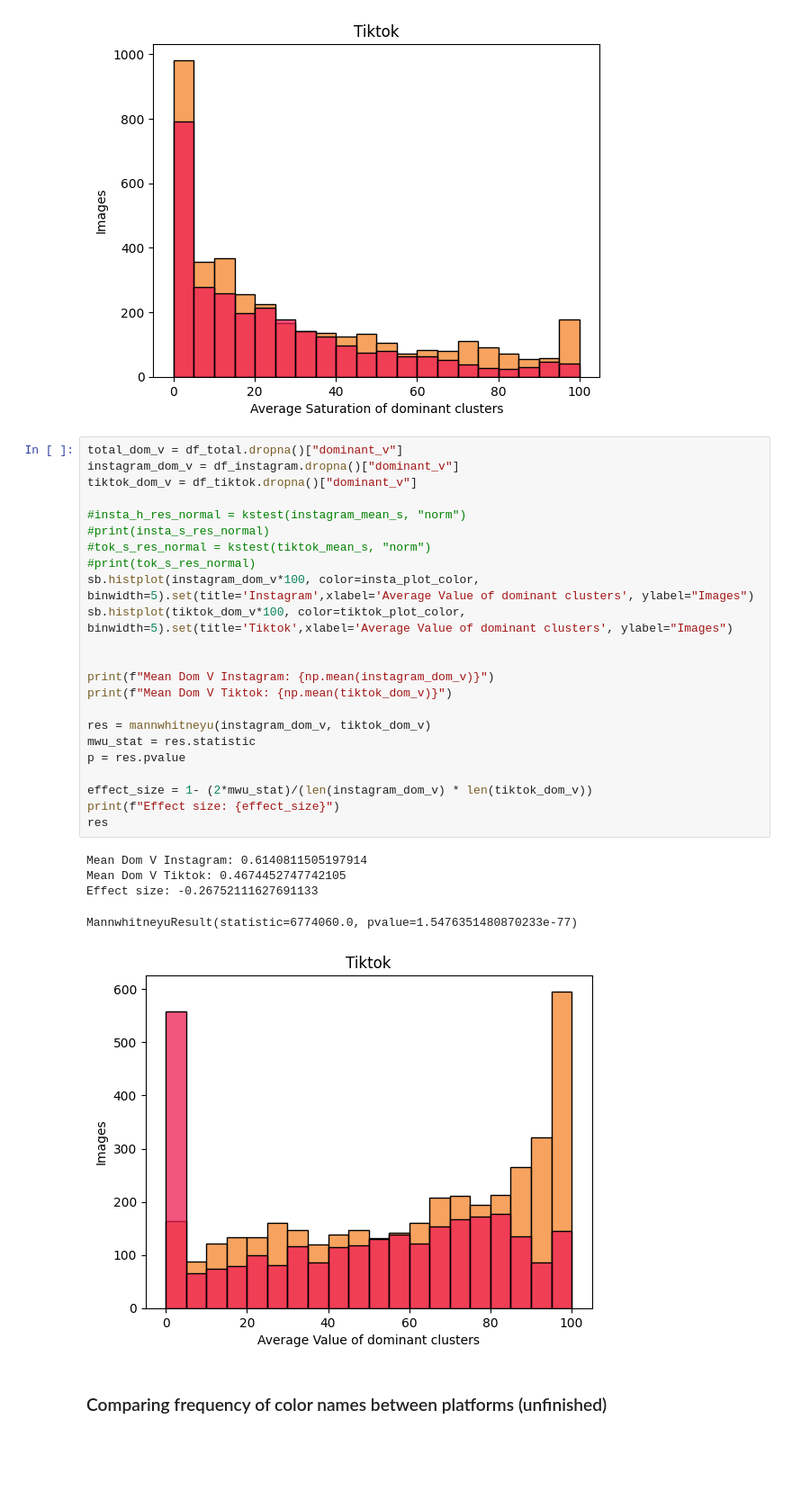
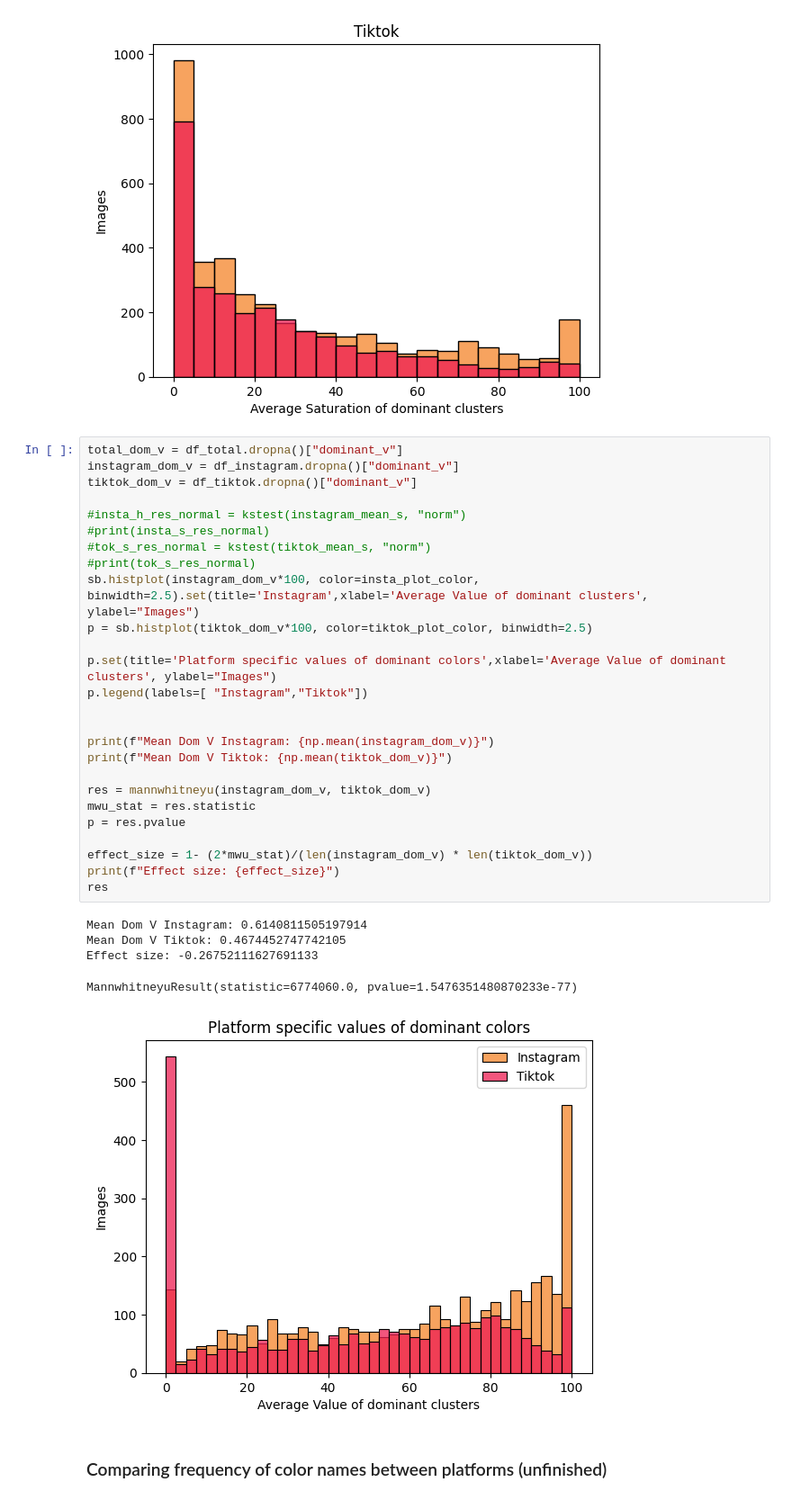
Before and after one commit to Johanna4Green/ColorsOfClimatechange, a Jupyter notebook: statistical_tests.ipynb, the cells around one changed output. Shown at 90% size. Cells and saved outputs as stored; diff of their text form; blank space fills up the shorter version.

```diff
--- a/statistical_tests.ipynb
+++ b/statistical_tests.ipynb
@@ -357,32 +382,35 @@ MannwhitneyuResult(statistic=5756414.0, pvalue=7.118498304710409e-08)
 # %%
 total_dom_v = df_total.dropna()["dominant_v"]
 instagram_dom_v = df_instagram.dropna()["dominant_v"]
 tiktok_dom_v = df_tiktok.dropna()["dominant_v"]
 
 #insta_h_res_normal = kstest(instagram_mean_s, "norm")
 #print(insta_s_res_normal)
 #tok_s_res_normal = kstest(tiktok_mean_s, "norm")
 #print(tok_s_res_normal)
-sb.histplot(instagram_dom_v*100, color=insta_plot_color, binwidth=5).set(title='Instagram',xlabel='Average Value of dominant clusters', ylabel="Images")
-sb.histplot(tiktok_dom_v*100, color=tiktok_plot_color, binwidth=5).set(title='Tiktok',xlabel='Average Value of dominant clusters', ylabel="Images")
+sb.histplot(instagram_dom_v*100, color=insta_plot_color, binwidth=2.5).set(title='Instagram',xlabel='Average Value of dominant clusters', ylabel="Images")
+p = sb.histplot(tiktok_dom_v*100, color=tiktok_plot_color, binwidth=2.5)
+
+p.set(title='Platform specific values of dominant colors',xlabel='Average Value of dominant clusters', ylabel="Images")
+p.legend(labels=[ "Instagram","Tiktok"])
 
 
 print(f"Mean Dom V Instagram: {np.mean(instagram_dom_v)}")
 print(f"Mean Dom V Tiktok: {np.mean(tiktok_dom_v)}")
 
 res = mannwhitneyu(instagram_dom_v, tiktok_dom_v)
 mwu_stat = res.statistic
 p = res.pvalue
 
 effect_size = 1- (2*mwu_stat)/(len(instagram_dom_v) * len(tiktok_dom_v))
 print(f"Effect size: {effect_size}")
 res
 # %% [output]
 Mean Dom V Instagram: 0.6140811505197914
 Mean Dom V Tiktok: 0.4674452747742105
 Effect size: -0.26752111627691133
 MannwhitneyuResult(statistic=6774060.0, pvalue=1.5476351480870233e-77)
-[figure, old version]
+[figure, new version]
 # %% [markdown]
 ### Comparing frequency of color names between platforms (unfinished)
 # %%
```
Also changed, not shown: parts of 29 cells of this notebook.
